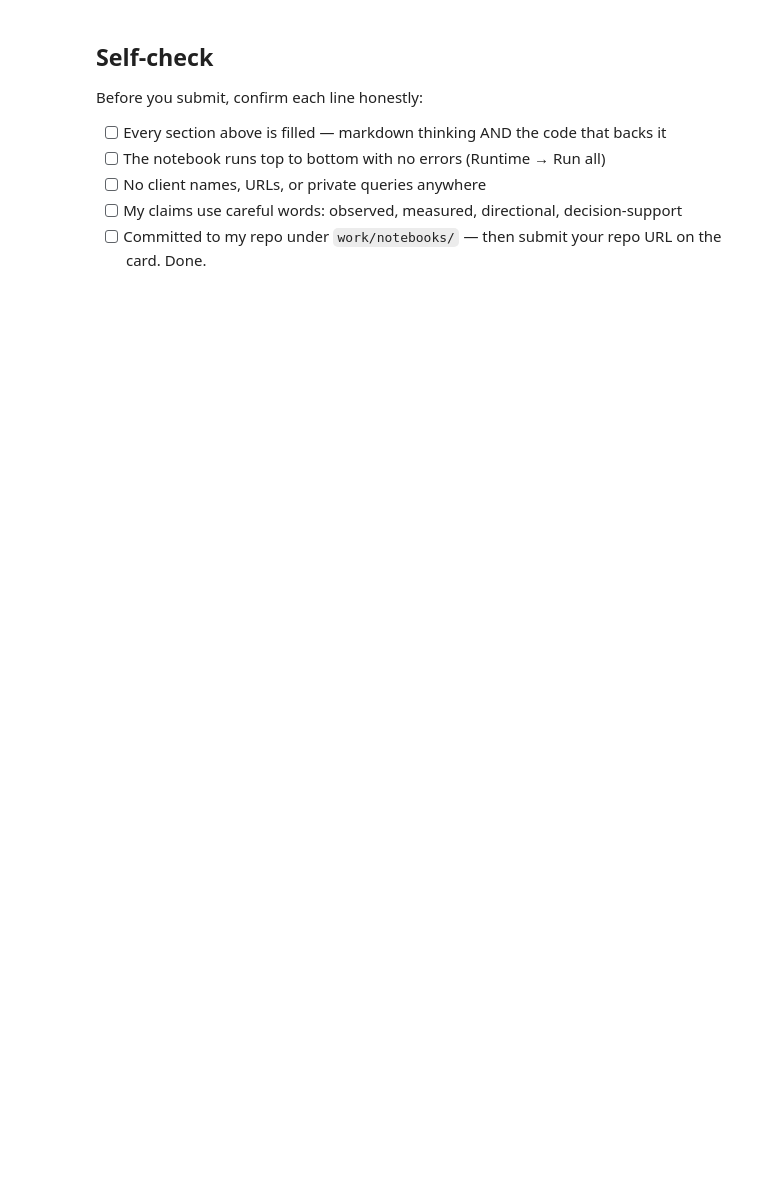
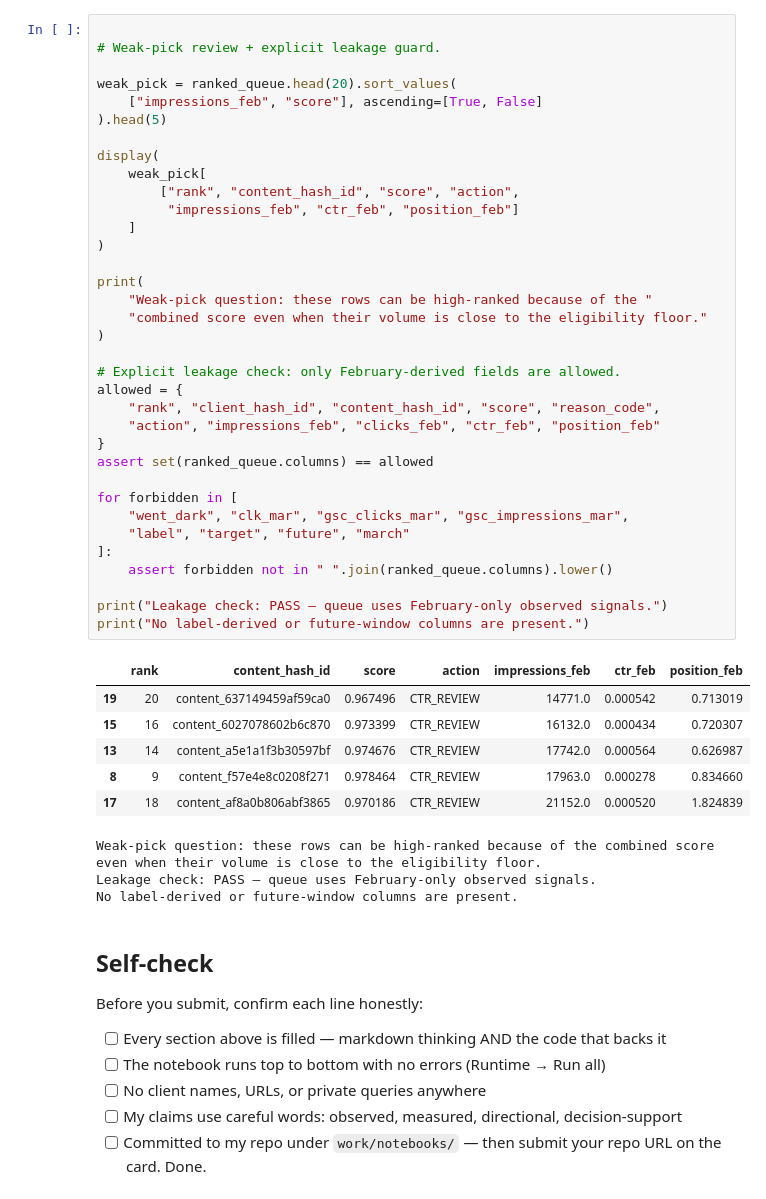
Before and after one commit to abdelrahmanmohamed05/FlyRank-AI, a Jupyter notebook: work/notebooks/w04_baseline_score.ipynb, the cells around one changed output. Cells and saved outputs as stored; diff of their text form; blank space fills up the shorter version.

```diff
--- a/work/notebooks/w04_baseline_score.ipynb
+++ b/work/notebooks/w04_baseline_score.ipynb
@@ -25,3 +318,48 @@ This skeleton is yours to fill. Work the sections **in order** — each one has
+# %%
+
+# Weak-pick review + explicit leakage guard.
+
+weak_pick = ranked_queue.head(20).sort_values(
+    ["impressions_feb", "score"], ascending=[True, False]
+).head(5)
+
+display(
+    weak_pick[
+        ["rank", "content_hash_id", "score", "action",
+         "impressions_feb", "ctr_feb", "position_feb"]
+    ]
+)
+
+print(
+    "Weak-pick question: these rows can be high-ranked because of the "
+    "combined score even when their volume is close to the eligibility floor."
+)
+
+# Explicit leakage check: only February-derived fields are allowed.
+allowed = {
+    "rank", "client_hash_id", "content_hash_id", "score", "reason_code",
+    "action", "impressions_feb", "clicks_feb", "ctr_feb", "position_feb"
+}
+assert set(ranked_queue.columns) == allowed
+
+for forbidden in [
+    "went_dark", "clk_mar", "gsc_clicks_mar", "gsc_impressions_mar",
+    "label", "target", "future", "march"
+]:
+    assert forbidden not in " ".join(ranked_queue.columns).lower()
+
+print("Leakage check: PASS — queue uses February-only observed signals.")
+print("No label-derived or future-window columns are present.")
+# %% [output]
+|  | rank | content_hash_id | score | action | impressions_feb | ctr_feb | position_feb |
+| 19 | 20 | content_637149459af59ca0 | 0.967496 | CTR_REVIEW | 14771.0 | 0.000542 | 0.713019 |
+| 15 | 16 | content_6027078602b6c870 | 0.973399 | CTR_REVIEW | 16132.0 | 0.000434 | 0.720307 |
+| 13 | 14 | content_a5e1a1f3b30597bf | 0.974676 | CTR_REVIEW | 17742.0 | 0.000564 | 0.626987 |
+| 8 | 9 | content_f57e4e8c0208f271 | 0.978464 | CTR_REVIEW | 17963.0 | 0.000278 | 0.834660 |
+| 17 | 18 | content_af8a0b806abf3865 | 0.970186 | CTR_REVIEW | 21152.0 | 0.000520 | 1.824839 |
+Weak-pick question: these rows can be high-ranked because of the combined score even when their volume is close to the eligibility floor.
+Leakage check: PASS — queue uses February-only observed signals.
+No label-derived or future-window columns are present.
 # %% [markdown]
 ## Self-check
 
```
Also changed, not shown: parts of 11 cells of this notebook.
